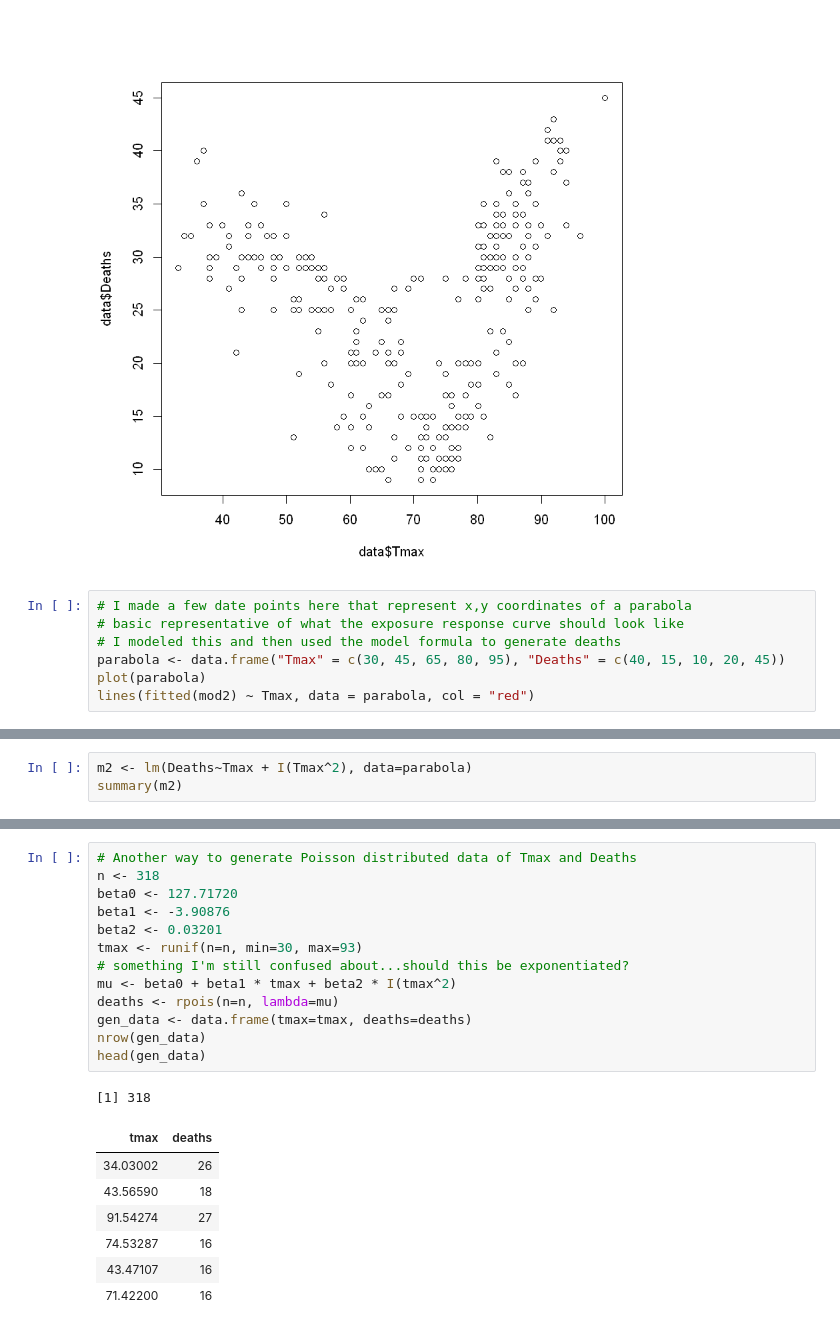
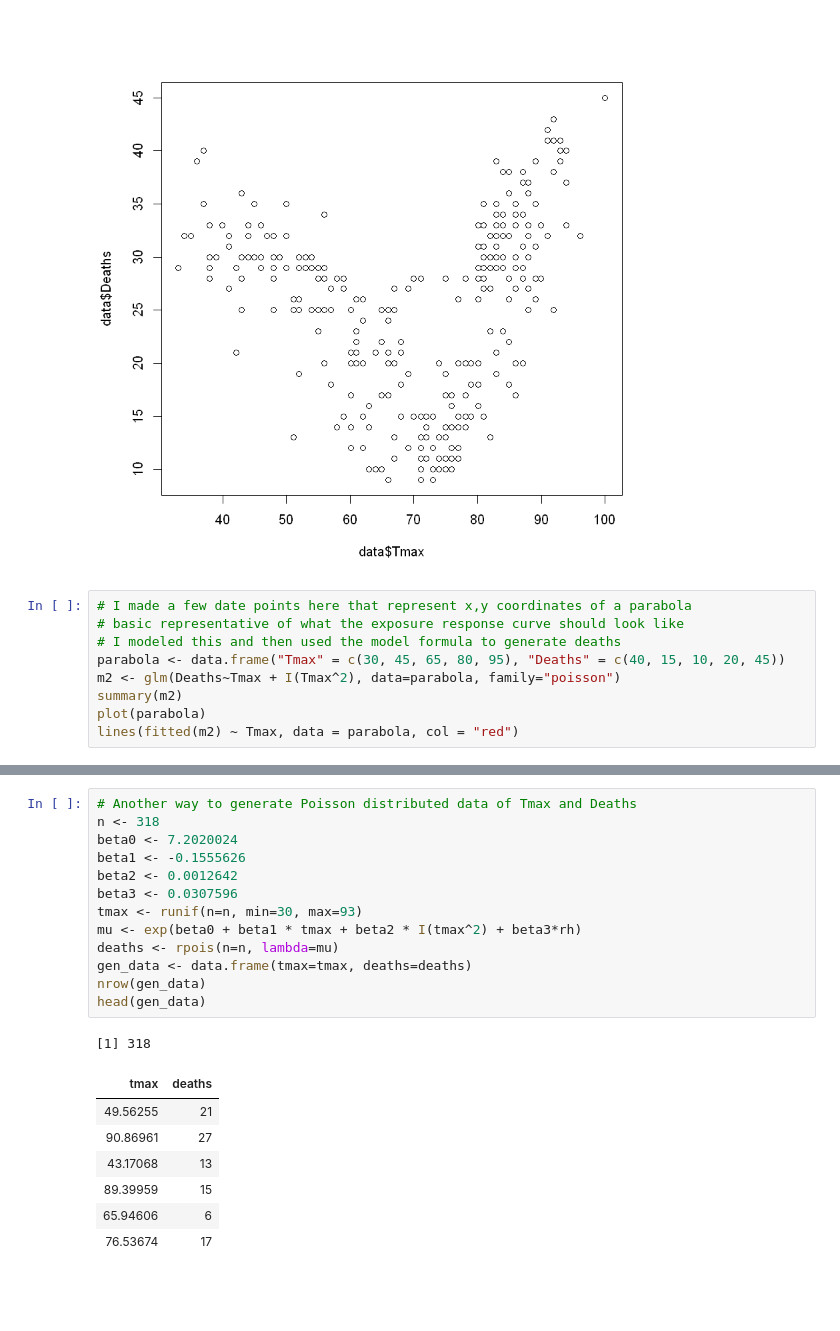
Before and after one commit to ginaliqili/appm6900, a Jupyter notebook: sample_data/Working with Sample Heat and Health Data (Nov 6, 2018).ipynb, the cells around one changed output, grey strips where cells are left out. Cells and saved outputs as stored; diff of their text form; blank space fills up the shorter version.

```diff
--- a/sample_data/Working with Sample Heat and Health Data (Nov 6, 2018).ipynb
+++ b/sample_data/Working with Sample Heat and Health Data (Nov 6, 2018).ipynb
@@ -45,6 +45,8 @@ GCV = 26.101  Scale est. = 24.704    n = 318
 # basic representative of what the exposure response curve should look like
 # I modeled this and then used the model formula to generate deaths
 parabola <- data.frame("Tmax" = c(30, 45, 65, 80, 95), "Deaths" = c(40, 15, 10, 20, 45))
+m2 <- glm(Deaths~Tmax + I(Tmax^2), data=parabola, family="poisson")
+summary(m2)
 plot(parabola)
-lines(fitted(mod2) ~ Tmax, data = parabola, col = "red")
+lines(fitted(m2) ~ Tmax, data = parabola, col = "red")
 # %% [output]
@@ -52,3 +70,0 @@ lines(fitted(mod2) ~ Tmax, data = parabola, col = "red")
-# %%
-m2 <- lm(Deaths~Tmax + I(Tmax^2), data=parabola)
-summary(m2)
@@ -85,25 +76,25 @@ head(data)
 # %%
 # Another way to generate Poisson distributed data of Tmax and Deaths
 n <- 318
-beta0 <- 127.71720
-beta1 <- -3.90876
-beta2 <- 0.03201
+beta0 <- 7.2020024
+beta1 <- -0.1555626
+beta2 <- 0.0012642
+beta3 <- 0.0307596
 tmax <- runif(n=n, min=30, max=93)
-# something I'm still confused about...should this be exponentiated?
-mu <- beta0 + beta1 * tmax + beta2 * I(tmax^2)
+mu <- exp(beta0 + beta1 * tmax + beta2 * I(tmax^2) + beta3*rh)
 deaths <- rpois(n=n, lambda=mu)
 gen_data <- data.frame(tmax=tmax, deaths=deaths)
 nrow(gen_data)
 head(gen_data)
 # %% [output]
 [1] 318
 | tmax | deaths |
-| 34.03002 | 26 |
-| 43.56590 | 18 |
-| 91.54274 | 27 |
-| 74.53287 | 16 |
-| 43.47107 | 16 |
-| 71.42200 | 16 |
+| 49.56255 | 21 |
+| 90.86961 | 27 |
+| 43.17068 | 13 |
+| 89.39959 | 15 |
+| 65.94606 | 6 |
+| 76.53674 | 17 |
 # %%
 plot(gen_data)
 # %% [output]
```
Also changed, not shown: parts of 7 cells of this notebook.
